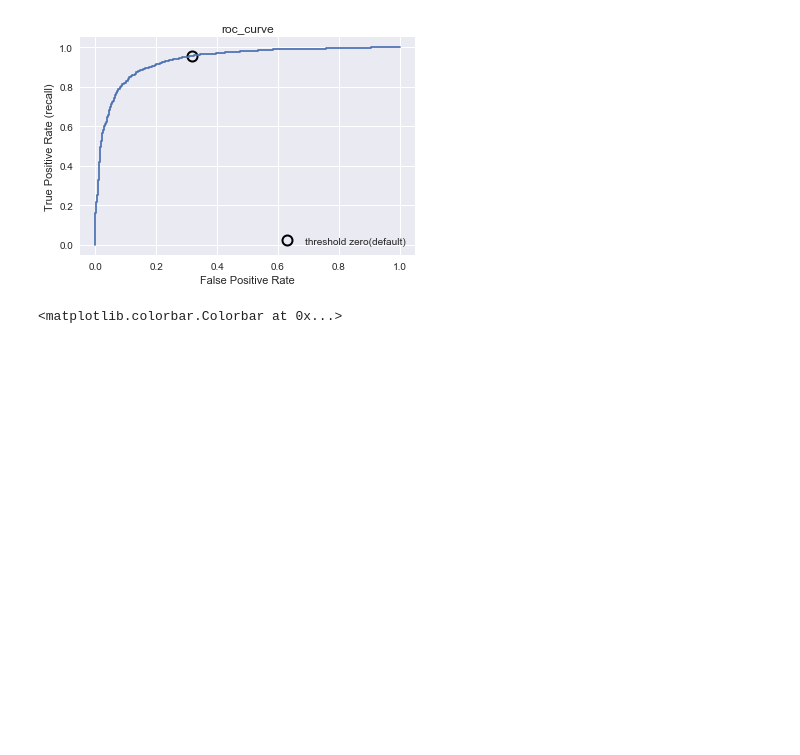
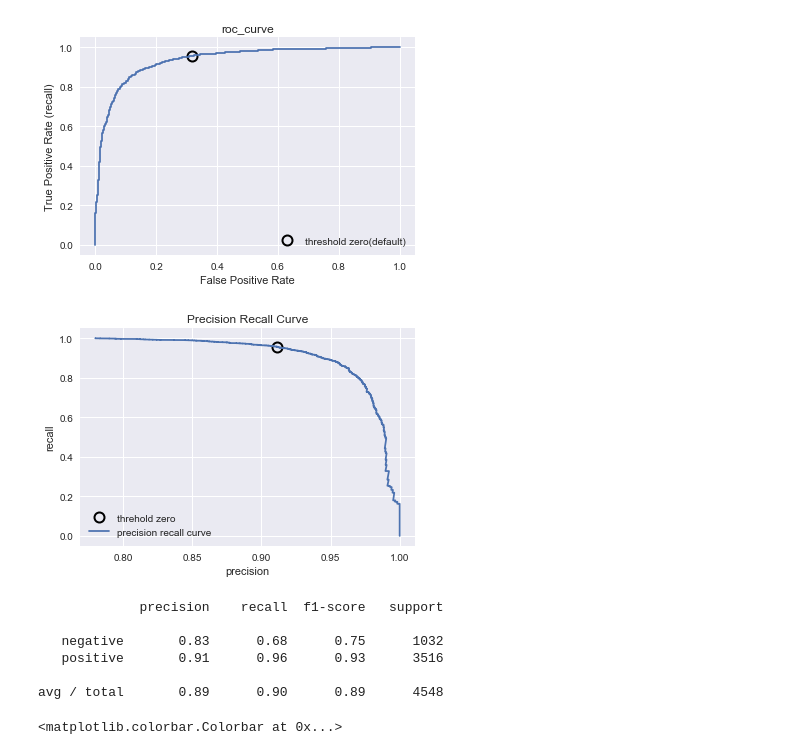
Before and after one commit to Juice178/sentiment_analysis, a Jupyter notebook: Review_ml-Copy2.ipynb, the cells around one changed output. Saved outputs shown, nothing was run; the diff lists cells and outputs as text; code cells hidden in the pictures; blank space fills up the shorter version.

```diff
--- a/Review_ml-Copy2.ipynb
+++ b/Review_ml-Copy2.ipynb
@@ -468,6 +468,31 @@ plt.ylabel("True Positive Rate (recall)")
 plt.title("roc_curve");
 # %% [output]
 [figure]
+# %%
+from sklearn.metrics import precision_recall_curve
+precision, recall, thresholds = precision_recall_curve(\
+                                                      y_test, logreg_train.decision_function(text_test))
+close_zero = np.argmin(np.abs(thresholds))
+plt.plot(precision[close_zero], recall[close_zero], 'o', markersize=10,
+         label="threhold zero", fillstyle="none", c="k", mew=2)
+plt.plot(precision, recall, label="precision recall curve")
+plt.xlabel("precision")
+plt.ylabel("recall")
+plt.title("Precision Recall Curve")
+plt.legend(loc="best");
+# %% [output]
+[figure, added]
+# %%
+from sklearn.metrics import classification_report
+print(classification_report(y_test, pred_logreg,
+                            target_names=["negative", "positive"]))
+# %% [output]
+             precision    recall  f1-score   support
+
+   negative       0.83      0.68      0.75      1032
+   positive       0.91      0.96      0.93      3516
+
+avg / total       0.89      0.90      0.89      4548
 # %%
 scores = [s for s in grid.cv_results_['mean_test_score']]
 scores = np.array(scores).reshape(-1, 3).T
```
